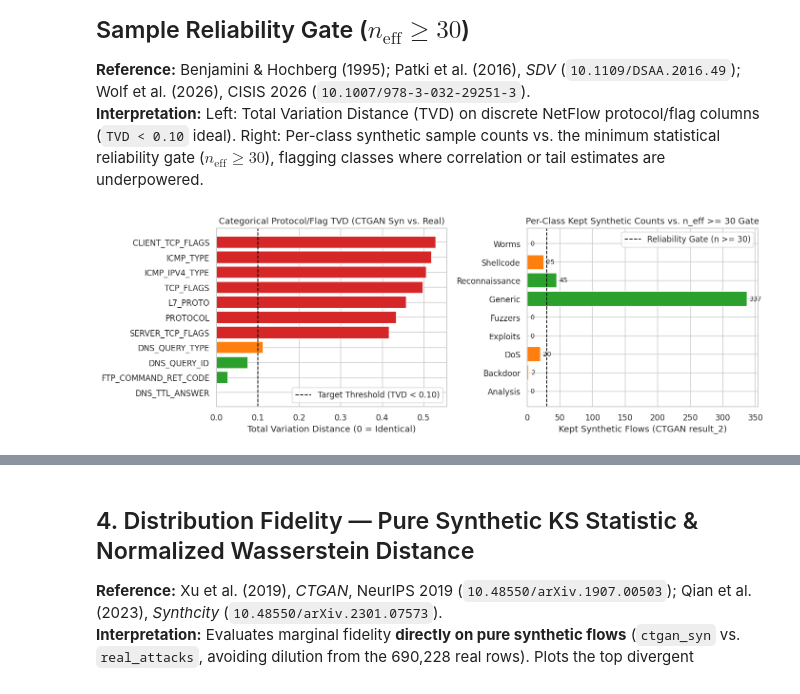
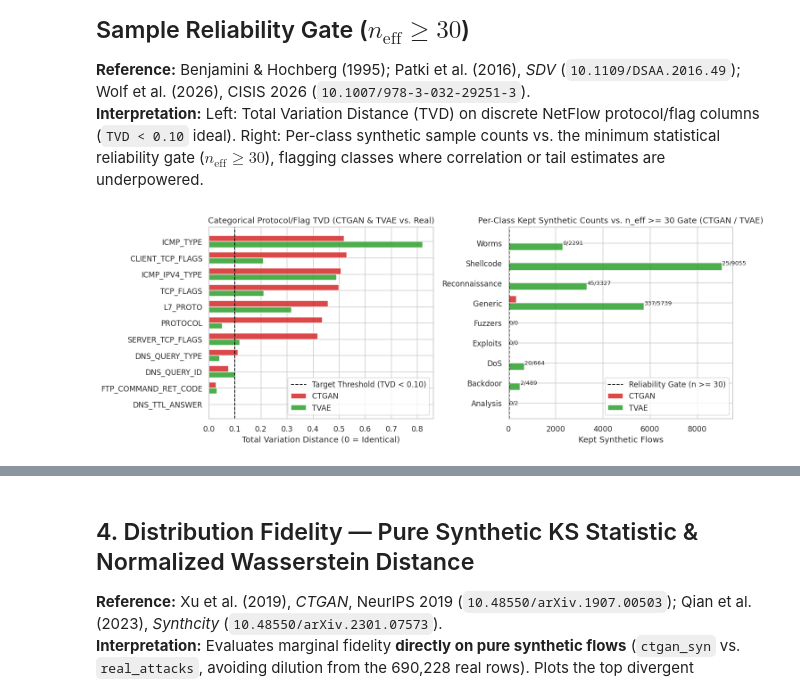
Before and after one commit to ThanhLeDuc552/SynthGuard---Individual-Contribution, a Jupyter notebook: SAP-DCG/notebooks/synthetic_metrics_evaluation.ipynb, the cells around one changed output, grey strips where cells are left out. Cells and saved outputs as stored; diff of their text form; code cells hidden in the pictures.

```diff
--- a/SAP-DCG/notebooks/synthetic_metrics_evaluation.ipynb
+++ b/SAP-DCG/notebooks/synthetic_metrics_evaluation.ipynb
@@ -52,15 +52,15 @@ test_df = pd.read_csv(ROOT / "dataset/dev_splits/NF-UNSW-NB15-v3_test.csv")
 holdout_df = pd.read_csv(ROOT / "dataset/holdout_set/NF-UNSW-NB15-v3.csv")
 
 ctgan_syn = pd.read_csv(ROOT / "results/ctgan/result_2/synthetic_samples_kept.csv")
-tvae_syn_file = pd.read_csv(ROOT / "results/tvae/result_1/synthetic_samples_kept.csv")
+tvae_syn = pd.read_csv(ROOT / "results/tvae/result_2/synthetic_samples_kept.csv")
 ctgan_final_train = pd.read_csv(ROOT / "results/ctgan/result_2/unsw_nb15_final_pipeline_train.csv", usecols=["Label", "Attack"])
-tvae_final_train = pd.read_csv(ROOT / "results/tvae/result_1/unsw_nb15_final_pipeline_train.csv", usecols=["Label", "Attack"])
+tvae_final_train = pd.read_csv(ROOT / "results/tvae/result_2/unsw_nb15_final_pipeline_train.csv", usecols=["Label", "Attack"])
 
 with open(ROOT / "dataset/synthetic_deficit.json") as f:
     deficit_cfg = json.load(f)
 with open(ROOT / "results/ctgan/result_2/pipeline_tuning_summary.json") as f:
     ctgan_summary = json.load(f)
-with open(ROOT / "results/tvae/result_1/pipeline_tuning_summary.json") as f:
+with open(ROOT / "results/tvae/result_2/pipeline_tuning_summary.json") as f:
     tvae_summary = json.load(f)
 
 feature_cols = [c for c in train_df.columns if c not in ["Label", "Attack"]]
@@ -70,6 +70,11 @@ cont_cols = [c for c in feature_cols if c not in cat_cols]
 real_attacks = train_df[train_df["Label"] == 1].reset_index(drop=True)
 holdout_attacks = holdout_df[holdout_df["Label"] == 1].reset_index(drop=True)
 
+syn_datasets = {"CTGAN": ctgan_syn, "TVAE": tvae_syn}
+SYN_COLORS = {"CTGAN": "#d62728", "TVAE": "#2ca02c"}
+SYN_LINESTYLES = {"CTGAN": "--", "TVAE": ":"}
+SYN_MARKERS = {"CTGAN": "x", "TVAE": "+"}
+
 # Clean numeric matrices helper
 def clean_numeric(df, cols, fill_series=None):
     out = df[cols].apply(pd.to_numeric, errors="coerce").replace([np.inf, -np.inf], np.nan)
@@ -78,8 +83,8 @@ def clean_numeric(df, cols, fill_series=None):
     return out.fillna(fill_series), fill_series
 
 print(f"Real Train: {len(train_df):,} (Attacks: {len(real_attacks):,}) | Test: {len(test_df):,} | Holdout: {len(holdout_df):,}")
-print(f"CTGAN Kept Syn: {len(ctgan_syn):,} | CTGAN Final Train: {len(ctgan_final_train):,}")
-print(f"TVAE Final Train: {len(tvae_final_train):,} (0 pipeline synthetic rows added; y_max=1)")
-print(f"Note: results/tvae/result_1/synthetic_samples_kept.csv equals CTGAN kept CSV? {ctgan_syn.equals(tvae_syn_file)}")
+print(f"CTGAN (result_2) Kept Syn: {len(ctgan_syn):,} | Final Train: {len(ctgan_final_train):,} (best_y_max={ctgan_summary['configuration']['best_y_max']})")
+print(f"TVAE  (result_2) Kept Syn: {len(tvae_syn):,} | Final Train: {len(tvae_final_train):,} (best_y_max={tvae_summary['configuration']['best_y_max']})")
+print(f"CTGAN Kept == TVAE Kept? {ctgan_syn.equals(tvae_syn)}")
 # %% [output]
 Real Train: 690,228 (Attacks: 55,612) | Test: 197,208 | Holdout: 246,511
@@ -178,41 +160,55 @@ Tested 36 continuous features: 4/36 pass (q > 0.05). Median AD stat: 89.04
 **Reference:** Benjamini & Hochberg (1995); Patki et al. (2016), *SDV* (`10.1109/DSAA.2016.49`); Wolf et al. (2026), CISIS 2026 (`10.1007/978-3-032-29251-3`).
 **Interpretation:** Left: Total Variation Distance (TVD) on discrete NetFlow protocol/flag columns (`TVD < 0.10` ideal). Right: Per-class synthetic sample counts vs. the minimum statistical reliability gate ($n_{\text{eff}} \ge 30$), flagging classes where correlation or tail estimates are underpowered.
 # %%
-# Metric 3: Categorical TVD + Effective Sample Gate (n_eff >= 30)
-real_cat_pool = real_attacks[real_attacks["Attack"].isin(covered_classes)]
-tvd_rows = []
-for col in cat_cols:
-    p_r = real_cat_pool[col].astype(str).value_counts(normalize=True)
-    p_s = ctgan_syn[col].astype(str).value_counts(normalize=True)
-    cats = p_r.index.union(p_s.index)
-    p_r_al = p_r.reindex(cats, fill_value=0.0)
-    p_s_al = p_s.reindex(cats, fill_value=0.0)
-    tvd = 0.5 * float((p_r_al - p_s_al).abs().sum())
-    tvd_rows.append({"feature": col, "tvd": tvd})
+# Metric 3: Categorical TVD + Effective Sample Gate (n_eff >= 30) for CTGAN & TVAE
+tvd_dict = {}
+syn_counts_dict = {}
+all_attack_classes = sorted(real_attacks["Attack"].unique())
 
-tvd_df = pd.DataFrame(tvd_rows).sort_values("tvd", ascending=False)
+for name, syn_df in syn_datasets.items():
+    cov_cls = sorted(syn_df["Attack"].unique())
+    real_cat_pool = real_attacks[real_attacks["Attack"].isin(cov_cls)]
+    tvd_map = {}
+    for col in cat_cols:
+        p_r = real_cat_pool[col].astype(str).value_counts(normalize=True)
+        p_s = syn_df[col].astype(str).value_counts(normalize=True)
+        cats = p_r.index.union(p_s.index)
+        p_r_al = p_r.reindex(cats, fill_value=0.0)
+        p_s_al = p_s.reindex(cats, fill_value=0.0)
+        tvd_map[col] = 0.5 * float((p_r_al - p_s_al).abs().sum())
+    tvd_dict[name] = pd.Series(tvd_map)
+    syn_counts_dict[name] = syn_df["Attack"].value_counts().reindex(all_attack_classes, fill_value=0)
 
-all_attack_classes = sorted(real_attacks["Attack"].unique())
-syn_counts = ctgan_syn["Attack"].value_counts().reindex(all_attack_classes, fill_value=0)
+tvd_cmp = pd.DataFrame(tvd_dict)
+tvd_cmp = tvd_cmp.loc[tvd_cmp.max(axis=1).sort_values(ascending=True).index]
+counts_cmp = pd.DataFrame(syn_counts_dict)
 
-fig, axes = plt.subplots(1, 2, figsize=(13, 4.5))
-bar_cols = ["#2ca02c" if v < 0.1 else ("#ff7f0e" if v < 0.25 else "#d62728") for v in tvd_df["tvd"]]
-axes[0].barh(tvd_df["feature"][::-1], tvd_df["tvd"][::-1], color=bar_cols[::-1])
+fig, axes = plt.subplots(1, 2, figsize=(13.5, 5))
+y_t = np.arange(len(tvd_cmp))
+h = 0.36
+axes[0].barh(y_t + h/2, tvd_cmp["CTGAN"], height=h, color=SYN_COLORS["CTGAN"], alpha=0.85, label="CTGAN")
+axes[0].barh(y_t - h/2, tvd_cmp["TVAE"], height=h, color=SYN_COLORS["TVAE"], alpha=0.85, label="TVAE")
 axes[0].axvline(0.10, color="black", linestyle="--", lw=1.2, label="Target Threshold (TVD < 0.10)")
-axes[0].set_title("Categorical Protocol/Flag TVD (CTGAN Syn vs. Real)")
+axes[0].set_yticks(y_t)
+axes[0].set_yticklabels(tvd_cmp.index)
+axes[0].set_title("Categorical Protocol/Flag TVD (CTGAN & TVAE vs. Real)")
 axes[0].set_xlabel("Total Variation Distance (0 = Identical)")
 axes[0].legend()
 
-gate_cols = ["#2ca02c" if v >= 30 else ("#ff7f0e" if v > 0 else "#d62728") for v in syn_counts.values]
-axes[1].barh(syn_counts.index, syn_counts.values, color=gate_cols)
+y_c = np.arange(len(counts_cmp))
+axes[1].barh(y_c + h/2, counts_cmp["CTGAN"], height=h, color=SYN_COLORS["CTGAN"], alpha=0.85, label="CTGAN")
+axes[1].barh(y_c - h/2, counts_cmp["TVAE"], height=h, color=SYN_COLORS["TVAE"], alpha=0.85, label="TVAE")
 axes[1].axvline(30, color="black", linestyle="--", lw=1.2, label="Reliability Gate (n >= 30)")
-for i, v in enumerate(syn_counts.values):
-    axes[1].text(v + 4, i, str(v), va="center", fontsize=9)
-axes[1].set_title("Per-Class Kept Synthetic Counts vs. n_eff >= 30 Gate")
-axes[1].set_xlabel("Kept Synthetic Flows (CTGAN result_2)")
+for i, (vc, vt) in enumerate(zip(counts_cmp["CTGAN"], counts_cmp["TVAE"])):
+    axes[1].text(max(vc, vt) + 4, i, f"{vc}/{vt}", va="center", fontsize=8.5)
+axes[1].set_yticks(y_c)
+axes[1].set_yticklabels(counts_cmp.index)
+axes[1].set_title("Per-Class Kept Synthetic Counts vs. n_eff >= 30 Gate (CTGAN / TVAE)")
+axes[1].set_xlabel("Kept Synthetic Flows")
 axes[1].legend()
 plt.tight_layout()
 plt.show()
-print(f"Mean Categorical TVD: {tvd_df['tvd'].mean():.4f} | Classes passing n_eff >= 30: {(syn_counts >= 30).sum()}/{len(all_attack_classes)}")
+for name in syn_datasets:
+    print(f"{name} -> Mean Categorical TVD: {tvd_cmp[name].mean():.4f} | Classes passing n_eff >= 30: {(counts_cmp[name] >= 30).sum()}/{len(all_attack_classes)}")
 # %% [output]
-[figure, old version]
+[figure, new version]
```
Also changed, not shown: parts of 21 cells of this notebook, 7 other files.
